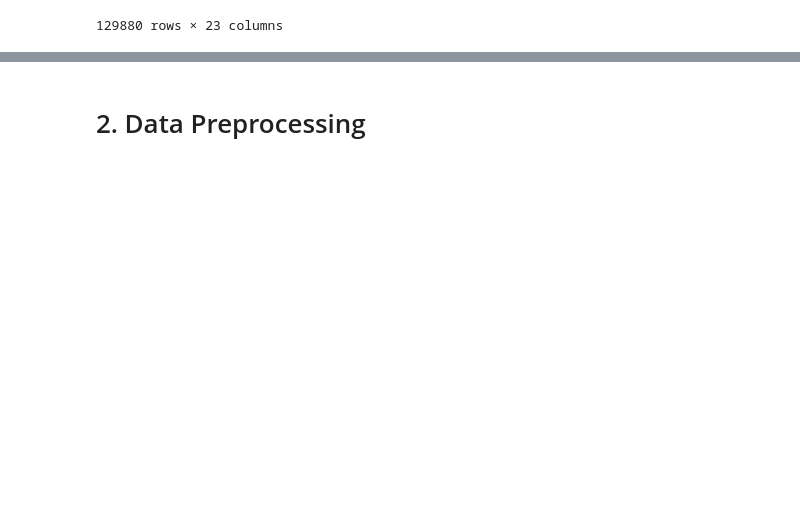
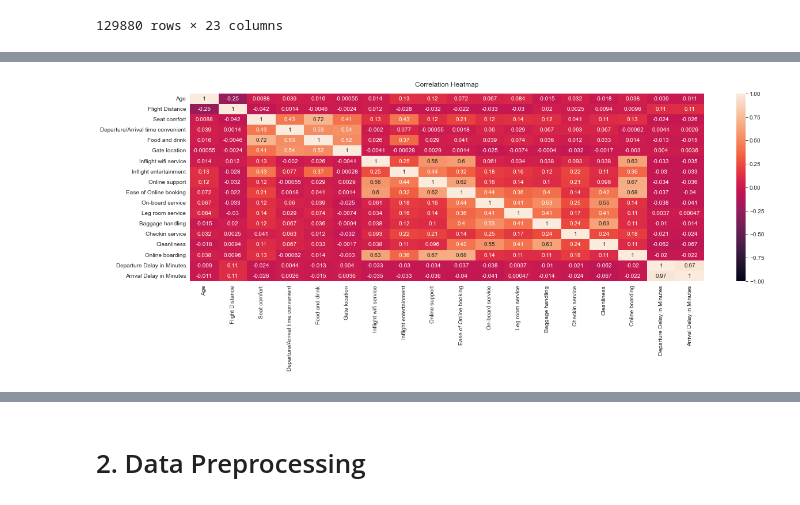
Before and after one commit to lotlouischoitslab/Airline_Satisfaction, a Jupyter notebook: airline_satisfication.ipynb, the cells around one changed output, grey strips where cells are left out. Cells and saved outputs as stored; diff of their text form; code cells hidden in the pictures; blank space fills up the shorter version.

Commit message:
added heatmap

```diff
--- a/airline_satisfication.ipynb
+++ b/airline_satisfication.ipynb
@@ -113,0 +138,7 @@ data.groupby(['satisfaction', 'Class']).mean()
+# %%
+plt.figure(figsize=(20, 6))
+heatmap = sns.heatmap(correlation_mat, vmin=-1, vmax=1, annot=True)
+# Give a title to the heatmap. Pad defines the distance of the title from the top of the heatmap.
+heatmap.set_title('Correlation Heatmap', fontdict={'fontsize':12}, pad=12);
+# %% [output]
+[figure, added]
```
Also changed, not shown: parts of 21 cells of this notebook.
